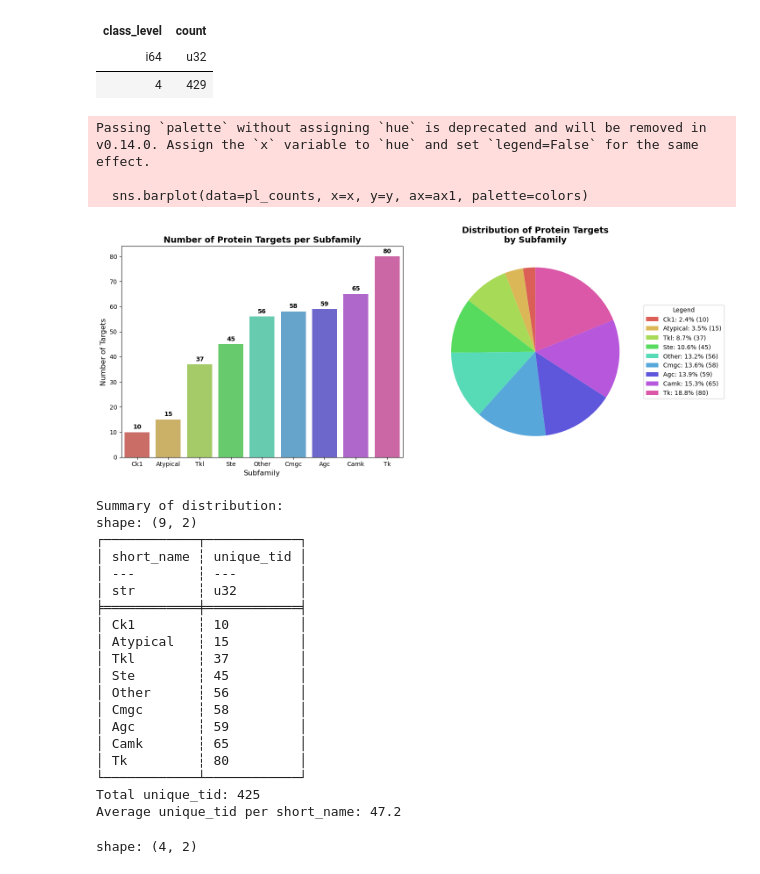
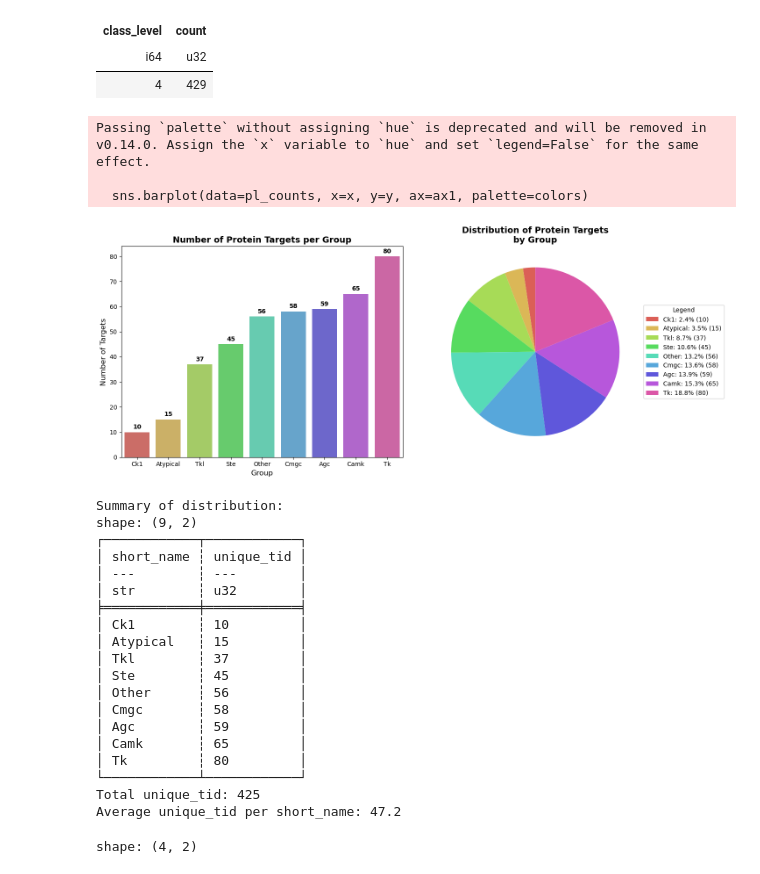
Before and after one commit to Jack-42/ligandActivityAnalysis, a Jupyter notebook: notebooks/exploratory_analysis.ipynb, the cells around one changed output. Drawn from its saved outputs; the diff is of its cells as text; code cells hidden in the pictures.

```diff
--- a/notebooks/exploratory_analysis.ipynb
+++ b/notebooks/exploratory_analysis.ipynb
@@ -327,23 +334,23 @@ shape: (1, 2)
 | i64 | u32 |
 | 4 | 429 |
 # %%
-bar_title = "Number of Protein Targets per Subfamily"
-pie_title = "Distribution of Protein Targets\nby Subfamily"
+bar_title = "Number of Protein Targets per Group"
+pie_title = "Distribution of Protein Targets\nby Group"
 x = "short_name"
 y = "unique_tid"
-xlabel = "Subfamily"
+xlabel = "Group"
 ylabel = "Number of Targets"
 target_counts = (target_cluster_df
                 .group_by(x)
                 .agg(pl.col('tid').n_unique().alias('unique_tid'))
                 .sort(x))
 # note that the sum may be larger than total N of targets bc some targets have multiple classifications
 pie_bar_plot(target_counts, x, y, bar_title, pie_title, xlabel, ylabel)
 # %% [output]
 Passing `palette` without assigning `hue` is deprecated and will be removed in v0.14.0. Assign the `x` variable to `hue` and set `legend=False` for the same effect.
 
   sns.barplot(data=pl_counts, x=x, y=y, ax=ax1, palette=colors)
-[figure, old version]
+[figure, new version]
 Summary of distribution:
 shape: (9, 2)
 ┌────────────┬────────────┐
```
Also changed, not shown: parts of 4 cells of this notebook.
